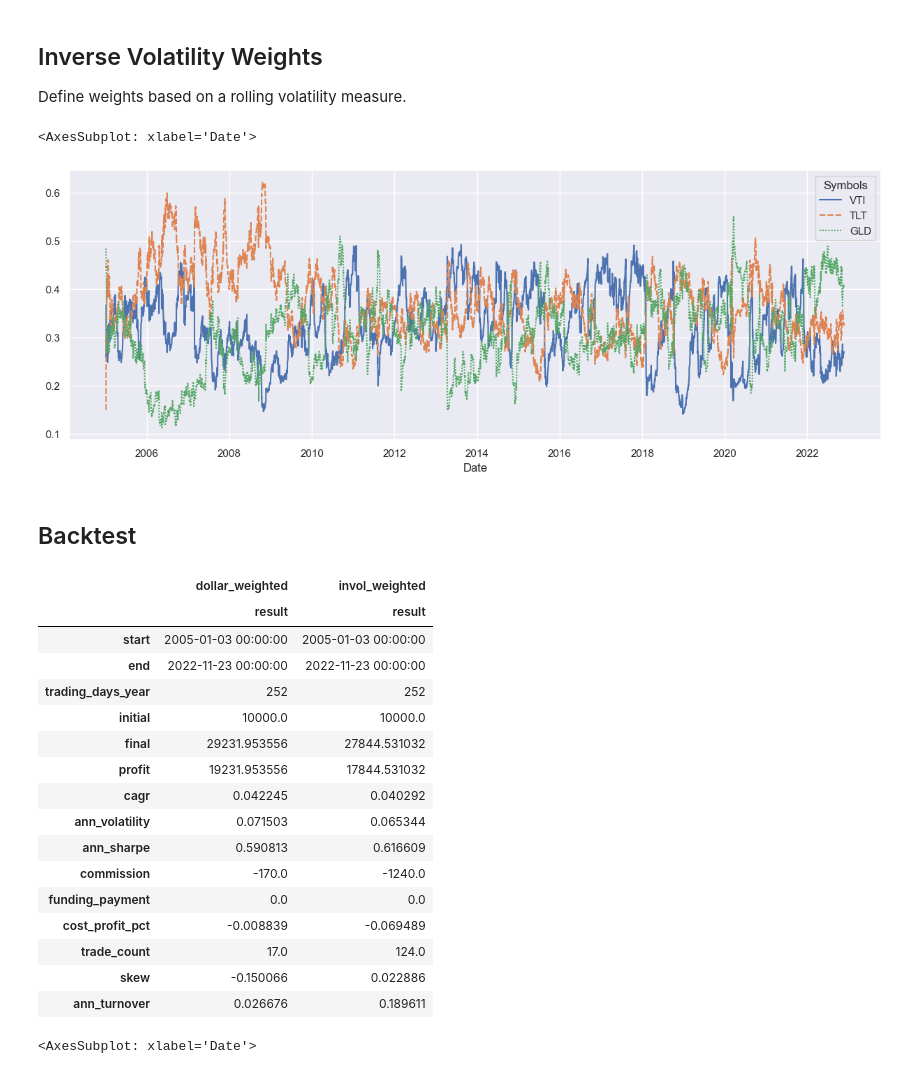
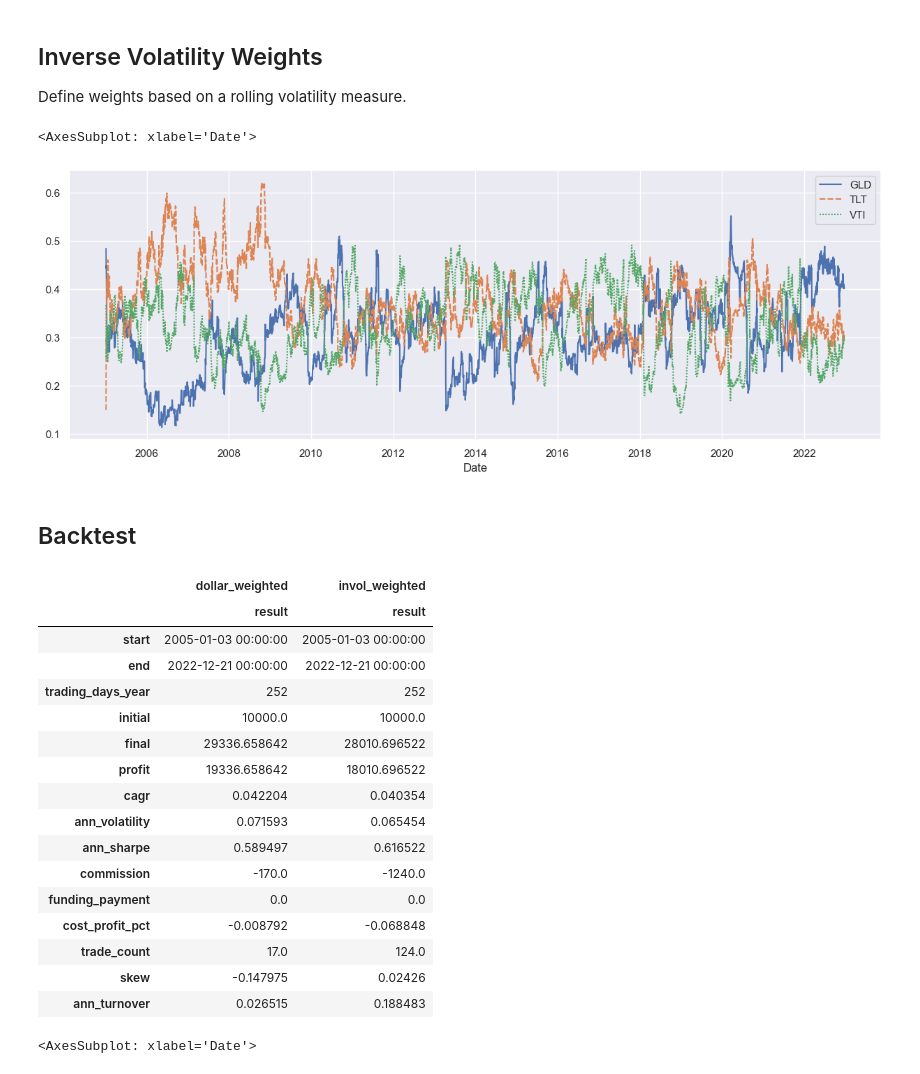
Before and after one commit to breaded-xyz/alphasim, a Jupyter notebook: vignettes/riskpremia.ipynb, the cells around one changed output. Cells and saved outputs as stored; diff of their text form; code cells hidden in the pictures.

```diff
--- a/vignettes/riskpremia.ipynb
+++ b/vignettes/riskpremia.ipynb
@@ -44,7 +50,7 @@ benchmark_ret_df = benchmark_price_df.div(benchmark_price_df.shift(1)).apply(np.
 # %%
 tickers = ['VTI', 'TLT', 'GLD']
 ticker_n = len(tickers)
-price_df = pdr.get_data_yahoo(tickers, start='2005-01-01').dropna()['Adj Close']
+price_df = yf.download(tickers, start='2005-01-01').dropna()['Adj Close']
 logret_df = price_df.div(price_df.shift(1)).apply(np.log)
 sns.lineplot(data=pd.concat([logret_df.cumsum(),benchmark_ret_df.cumsum()]))
 # %% [output]
@@ -81,7 +88,7 @@ invol_weight_df[:] = [calc_invol_weight(x) for x in cov_mat]
 sns.lineplot(data=invol_weight_df)
 # %% [output]
 <AxesSubplot: xlabel='Date'>
-[figure, old version]
+[figure, new version]
 # %% [markdown]
 ## Backtest
 # %%
@@ -113,26 +120,26 @@ invol_result_df = bt.backtest(
     money_func=mo.sqrt_profit)
 # %%
 # Compare performance stats
-dw_stat_df = stats.calc_stats(dw_result_df)
-invol_stat_df = stats.calc_stats(invol_result_df)
+dw_stat_df = stats.backtest_stats(dw_result_df)
+invol_stat_df = stats.backtest_stats(invol_result_df)
 display(pd.concat([dw_stat_df, invol_stat_df], keys=["dollar_weighted", "invol_weighted"], axis=1))
 # %% [output]
 |  | dollar_weighted | invol_weighted |
 |  | result | result |
 | start | 2005-01-03 00:00:00 | 2005-01-03 00:00:00 |
-| end | 2022-11-23 00:00:00 | 2022-11-23 00:00:00 |
+| end | 2022-12-21 00:00:00 | 2022-12-21 00:00:00 |
 | trading_days_year | 252 | 252 |
 | initial | 10000.0 | 10000.0 |
-| final | 29231.953556 | 27844.531032 |
-| profit | 19231.953556 | 17844.531032 |
-| cagr | 0.042245 | 0.040292 |
-| ann_volatility | 0.071503 | 0.065344 |
-| ann_sharpe | 0.590813 | 0.616609 |
+| final | 29336.658642 | 28010.696522 |
+| profit | 19336.658642 | 18010.696522 |
+| cagr | 0.042204 | 0.040354 |
+| ann_volatility | 0.071593 | 0.065454 |
+| ann_sharpe | 0.589497 | 0.616522 |
 | commission | -170.0 | -1240.0 |
 | funding_payment | 0.0 | 0.0 |
-| cost_profit_pct | -0.008839 | -0.069489 |
+| cost_profit_pct | -0.008792 | -0.068848 |
 | trade_count | 17.0 | 124.0 |
-| skew | -0.150066 | 0.022886 |
-| ann_turnover | 0.026676 | 0.189611 |
+| skew | -0.147975 | 0.02426 |
+| ann_turnover | 0.026515 | 0.188483 |
 # %%
 cumsum_df = pd.concat([
```
Also changed, not shown: parts of 11 cells of this notebook, 3 other files.
